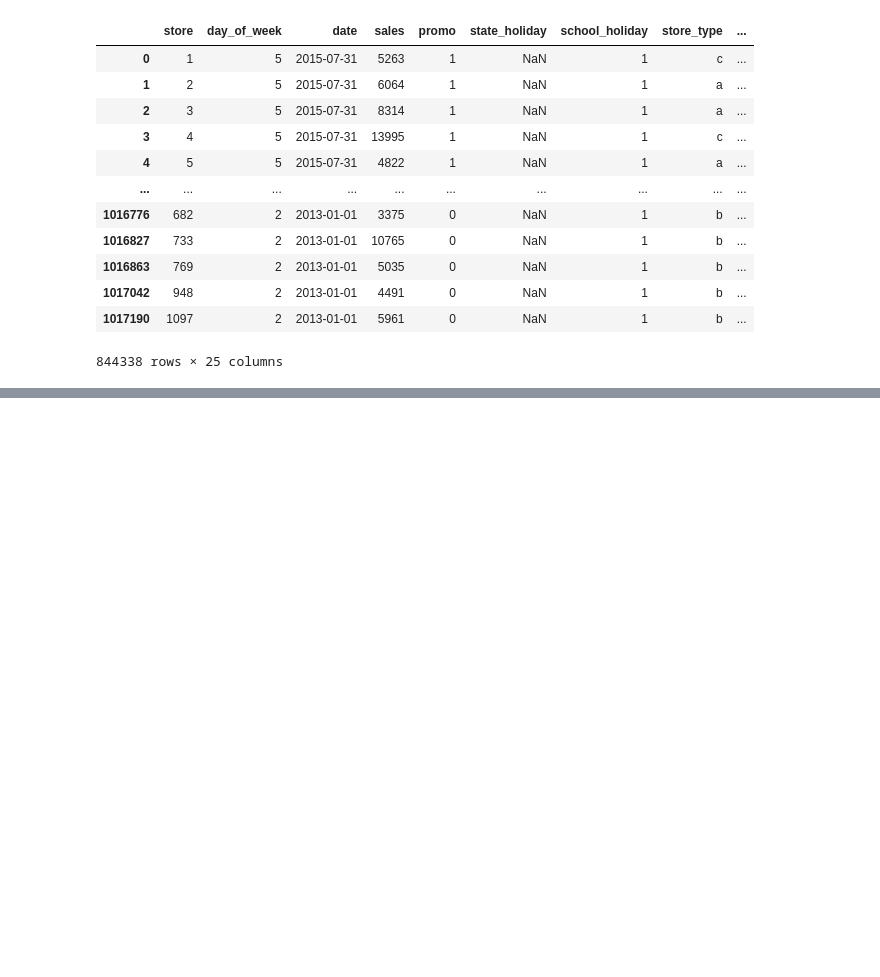
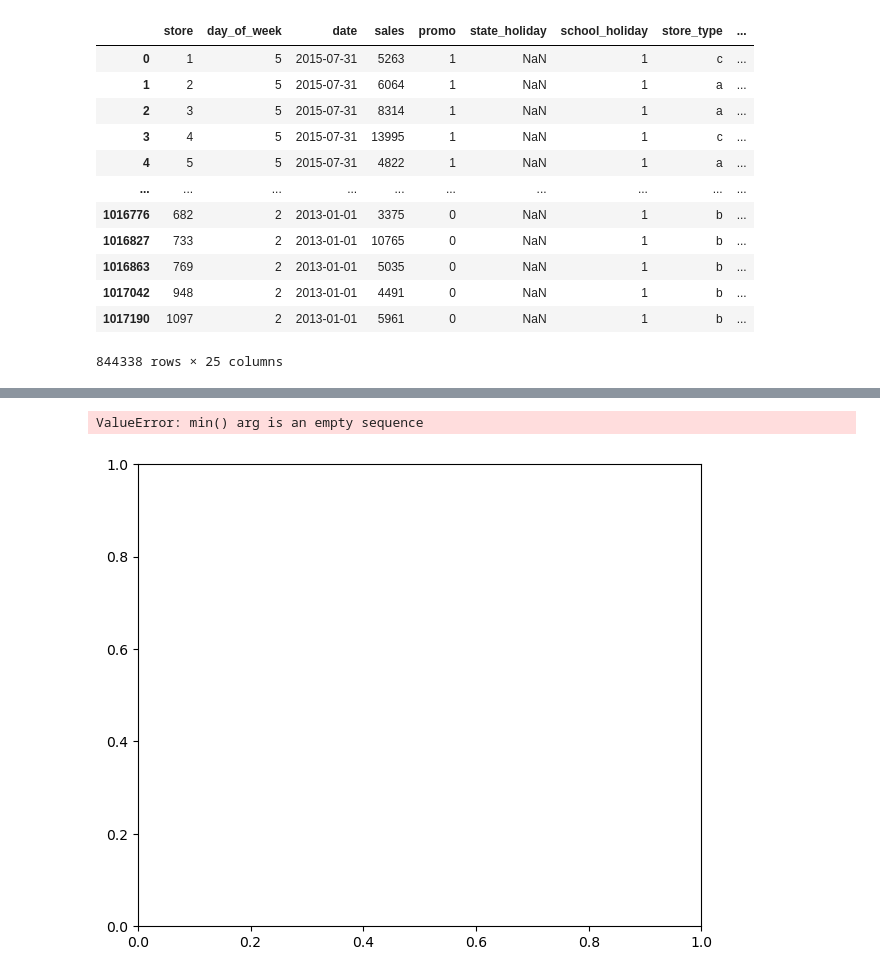
Before and after one commit to biazotogabriel/ds_em_producao, a Jupyter notebook: notebook.ipynb, the cells around one changed output, grey strips where cells are left out. Drawn from its saved outputs; the diff is of its cells as text; code cells hidden in the pictures; blank space fills up the shorter version.

```diff
--- a/notebook.ipynb
+++ b/notebook.ipynb
@@ -406,0 +452,12 @@ df3
+# %%
+plt.figure(figsize=(16,6))
+plt.subplot(1, 2, 1)
+sns.countplot(df4['assortment'])
+plt.subplot(1, 2, 2)
+sns.kdeplot( df4[df4['assortment'] == 'basic']['sales'], label='basic', shade=True)
+sns.kdeplot( df4[df4['assortment'] == 'extended']['sales'], label='extended', shade=True)
+sns.kdeplot( df4[df4['assortment'] == 'extra']['sales'], label='extra', shade=True)
+plt.legend()
+# %% [output]
+ValueError: min() arg is an empty sequence
+[figure, added]
```
Also changed, not shown: parts of 20 cells of this notebook.
